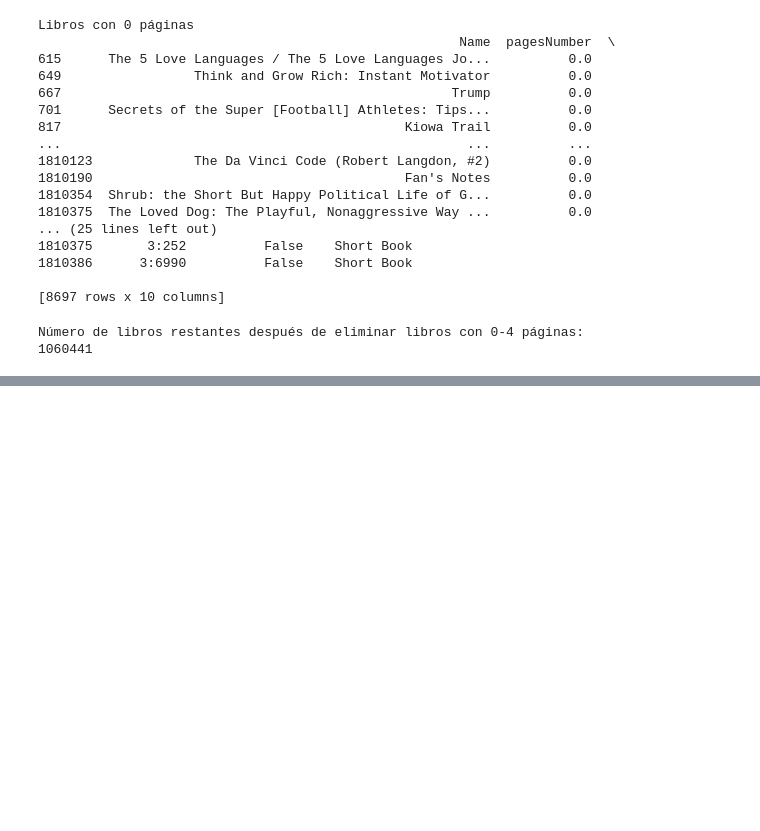
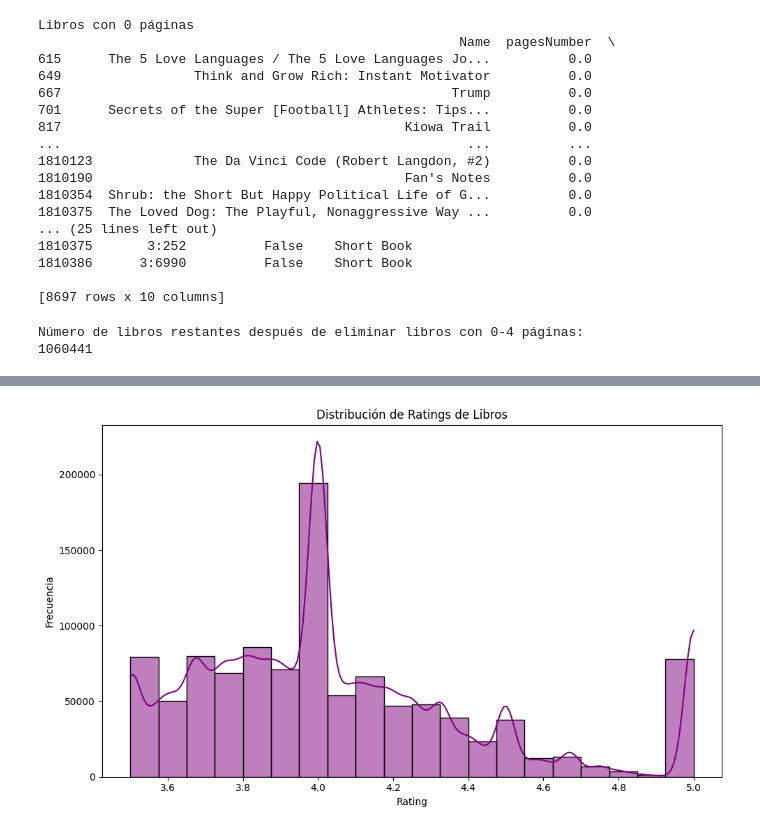
Before and after one commit to ValeriaVigo/proyectofinal, a Jupyter notebook: src/3.EDA.ipynb, the cells around one changed output, grey strips where cells are left out. Drawn from its saved outputs; the diff is of its cells as text; code cells hidden in the pictures; blank space fills up the shorter version.

```diff
--- a/src/3.EDA.ipynb
+++ b/src/3.EDA.ipynb
@@ -522,0 +645,20 @@ Número de libros restantes después de eliminar libros con 0-4 páginas:
+# %%
+import matplotlib.pyplot as plt
+import seaborn as sns
+
+# Crear la figura y el eje
+plt.figure(figsize=(10, 6))
+
+# Graficar el histograma
+sns.histplot(df_filtrado['Rating'], bins=20, color='purple', kde=True)
+plt.title('Distribución de Ratings de Libros')
+plt.xlabel('Rating')
+plt.ylabel('Frecuencia')
+
+# Ajustar el layout
+plt.tight_layout()
+
+# Mostrar el gráfico
+plt.show()
+# %% [output]
+[figure, added]
```
Also changed, not shown: parts of 8 cells of this notebook.
